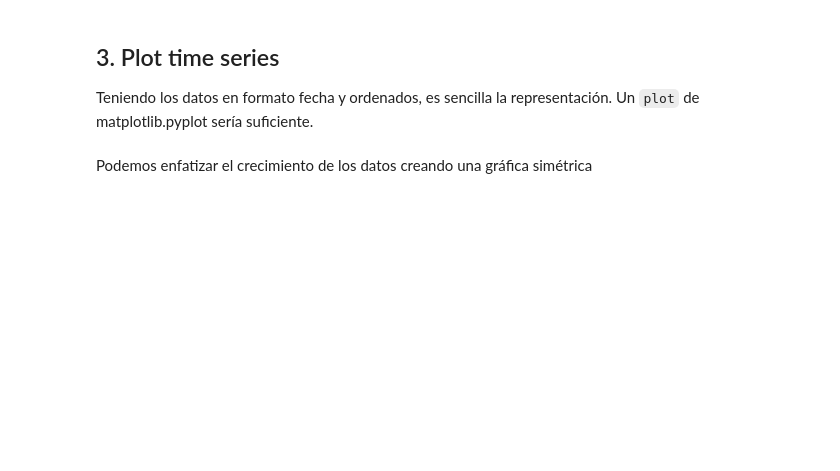
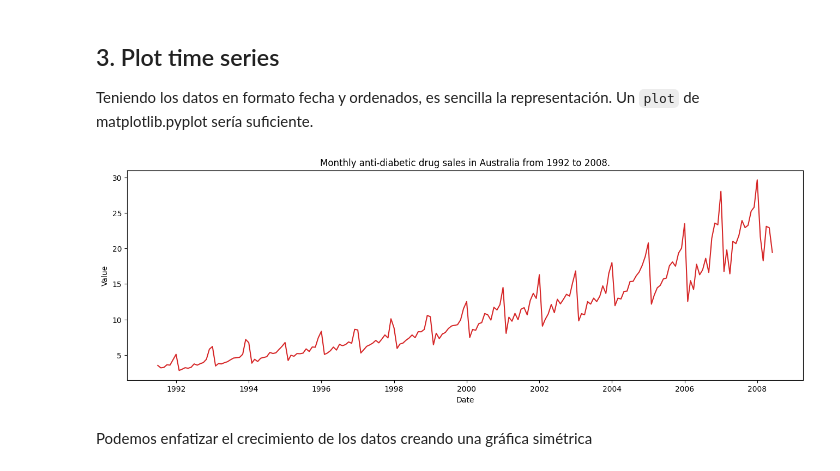
Before and after one commit to isotomor/DSPT_TBS_SVL_0922, a Jupyter notebook: 3-Machine_Learning/2-Time_Series/1 - Time Series Analysis.ipynb, the cells around one changed output. Saved outputs shown, nothing was run; the diff lists cells and outputs as text; code cells hidden in the pictures; blank space fills up the shorter version.

```diff
--- a/3-Machine_Learning/2-Time_Series/1 - Time Series Analysis.ipynb
+++ b/3-Machine_Learning/2-Time_Series/1 - Time Series Analysis.ipynb
@@ -43,16 +98,18 @@ df.head()
 ## 3. Plot time series
 Teniendo los datos en formato fecha y ordenados, es sencilla la representación. Un `plot` de matplotlib.pyplot sería suficiente.
 # %%
-df = pd.read_csv('data/a10.csv', parse_dates=['date'], index_col='date')
+df = pd.read_csv('data/a10.csv', index_col='date',  parse_dates=['date'])
 
 # Draw Plot
 def plot_df(df, x, y, title="", xlabel='Date', ylabel='Value', dpi=100):
     plt.figure(figsize=(16,5), dpi=dpi)
     plt.plot(x, y, color='tab:red')
     plt.gca().set(title=title, xlabel=xlabel, ylabel=ylabel)
     plt.show()
 
 plot_df(df, x=df.index, y=df.value, title='Monthly anti-diabetic drug sales in Australia from 1992 to 2008.')
+# %% [output]
+[figure, added]
 # %% [markdown]
 Podemos enfatizar el crecimiento de los datos creando una gráfica simétrica
 # %%
```
Also changed, not shown: parts of 44 cells of this notebook.
